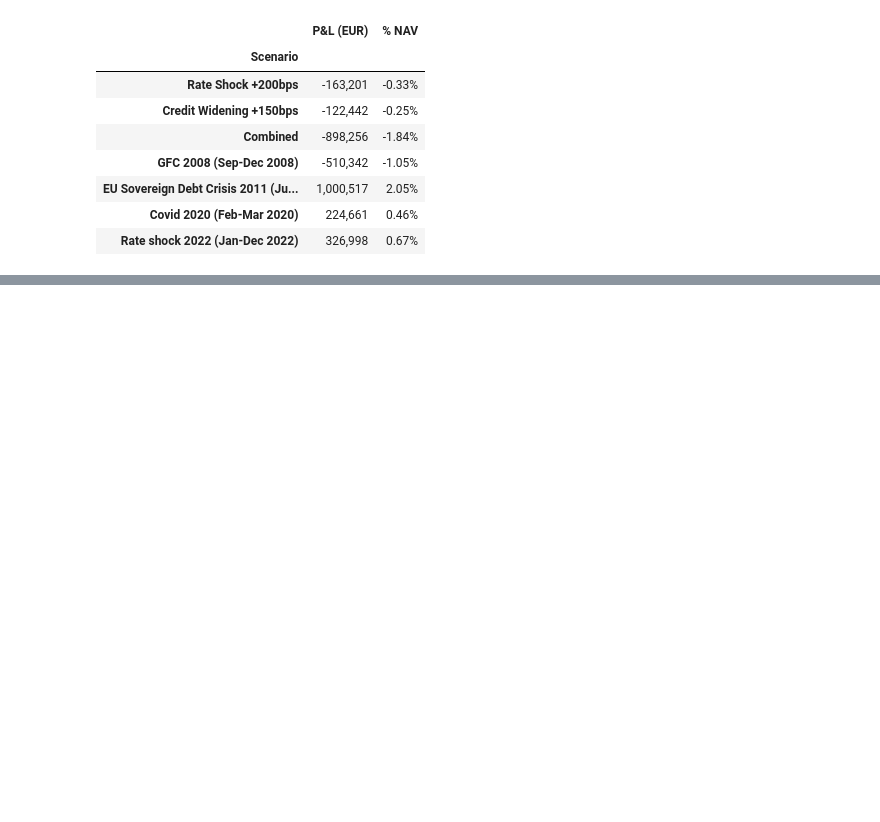
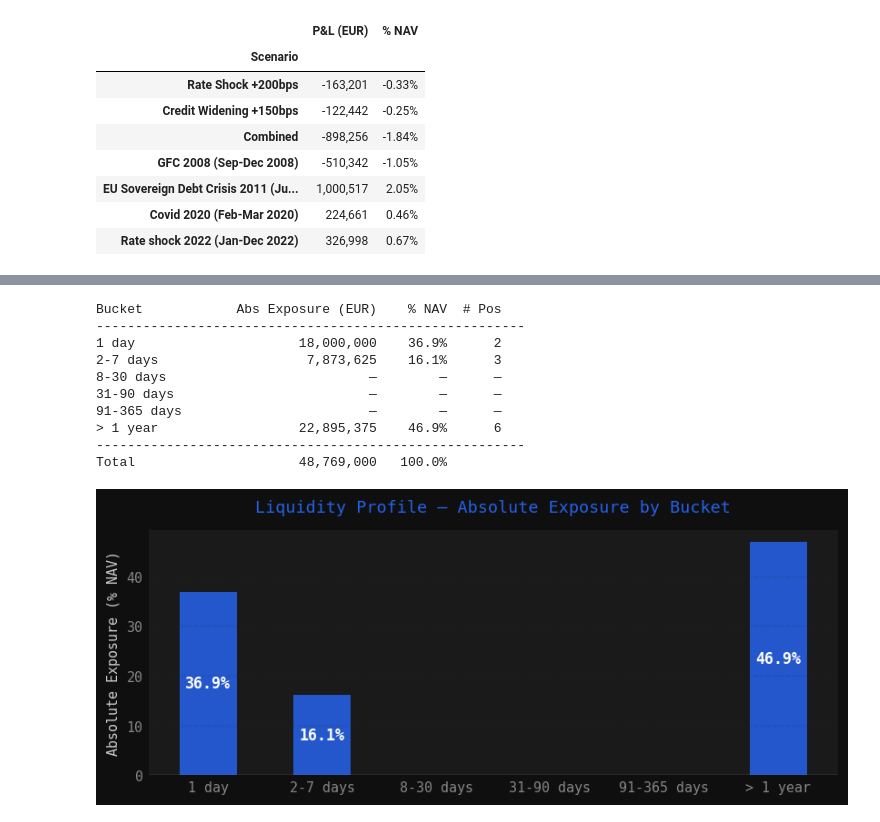
Before and after one commit to mrspatbile/manco-risk-mngmt, a Jupyter notebook: notebooks/aifm_private_debt.ipynb, the cells around one changed output, grey strips where cells are left out. Cells and saved outputs as stored; diff of their text form; code cells hidden in the pictures; blank space fills up the shorter version.

Commit message:
MRS-30: Liquidity profile for all three AIFM funds - ESMA buckets

```diff
--- a/notebooks/aifm_private_debt.ipynb
+++ b/notebooks/aifm_private_debt.ipynb
@@ -674,2 +709,63 @@ summary_raw.style.apply(lambda x: [
 # %%
----
+
+# MRS-30: Liquidity profile
+risk_df_liq = days_to_liquidate(risk_df, pct_adv=0.25)
+risk_df_liq = liquidity_buckets(risk_df_liq)
+
+bucket_order = ['1 day', '2-7 days', '8-30 days', '31-90 days', '91-365 days', '> 1 year']
+
+bucket_summary = risk_df_liq.groupby('liquidity_bucket').agg(
+    market_value_eur=('market_value_eur', 'sum'),
+    abs_exposure=('market_value_eur', lambda x: x.abs().sum()),
+    n_positions=('isin', 'count')
+).reset_index()
+bucket_summary['pct_nav_net'] = bucket_summary['market_value_eur'] / NAV * 100
+bucket_summary['pct_nav_abs'] = bucket_summary['abs_exposure'] / NAV * 100
+
+bucket_full = bucket_summary.set_index('liquidity_bucket').reindex(bucket_order).fillna(0).reset_index()
+
+# table
+print(f"{'Bucket':<15} {'Abs Exposure (EUR)':>20} {'% NAV':>8} {'# Pos':>6}")
+print('-' * 55)
+for _, row in bucket_full.iterrows():
+    if row['abs_exposure'] > 0:
+        print(f"{row['liquidity_bucket']:<15} {row['abs_exposure']:>20,.0f} "
+              f"{row['pct_nav_abs']:>7.1f}% {row['n_positions']:>6.0f}")
+    else:
+        print(f"{row['liquidity_bucket']:<15} {'—':>20} {'—':>8} {'—':>6}")
+print('-' * 55)
+total_abs = risk_df_liq['market_value_eur'].abs().sum()
+print(f"{'Total':<15} {total_abs:>20,.0f} {total_abs/NAV*100:>7.1f}%")
+
+
+# chart
+fig, ax = plt.subplots(figsize=(7, 3))
+bars = ax.bar(bucket_full['liquidity_bucket'],
+              bucket_full['pct_nav_abs'],
+              color=ACCENT, alpha=0.85, width=0.5)
+ax.axhline(0, color='#6b7280', lw=0.8)
+ax.set_ylabel('Absolute Exposure (% NAV)', fontsize=9)
+ax.set_title('Liquidity Profile — Absolute Exposure by Bucket',
+             color=ACCENT, fontsize=11, pad=12)
+ax.spines[['top', 'right', 'left', 'bottom']].set_visible(False)
+ax.grid(True, axis='y', alpha=0.15, linestyle='--')
+ax.tick_params(labelsize=9, length=0)
+for bar, val in zip(bars, bucket_full['pct_nav_abs']):
+    if val > 2:
+        ax.text(bar.get_x() + bar.get_width()/2, val/2,
+                f'{val:.1f}%', ha='center', va='center',
+                fontsize=10, color='white', fontweight='bold')
+plt.tight_layout()
+plt.show()
+# %% [output]
+Bucket            Abs Exposure (EUR)    % NAV  # Pos
+-------------------------------------------------------
+1 day                     18,000,000    36.9%      2
+2-7 days                   7,873,625    16.1%      3
+8-30 days                          —        —      —
+31-90 days                         —        —      —
+91-365 days                        —        —      —
+> 1 year                  22,895,375    46.9%      6
+-------------------------------------------------------
+Total                     48,769,000   100.0%
+[figure, added]
```
Also changed, not shown: parts of 2 cells of this notebook, 2 other files.
